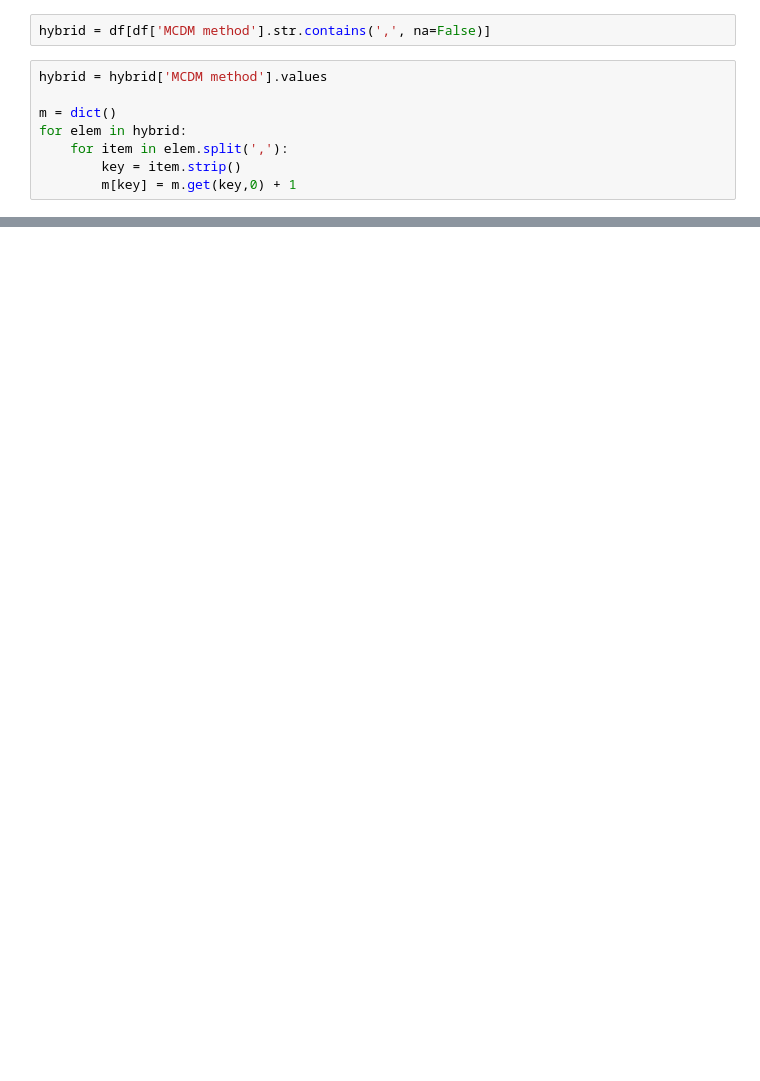
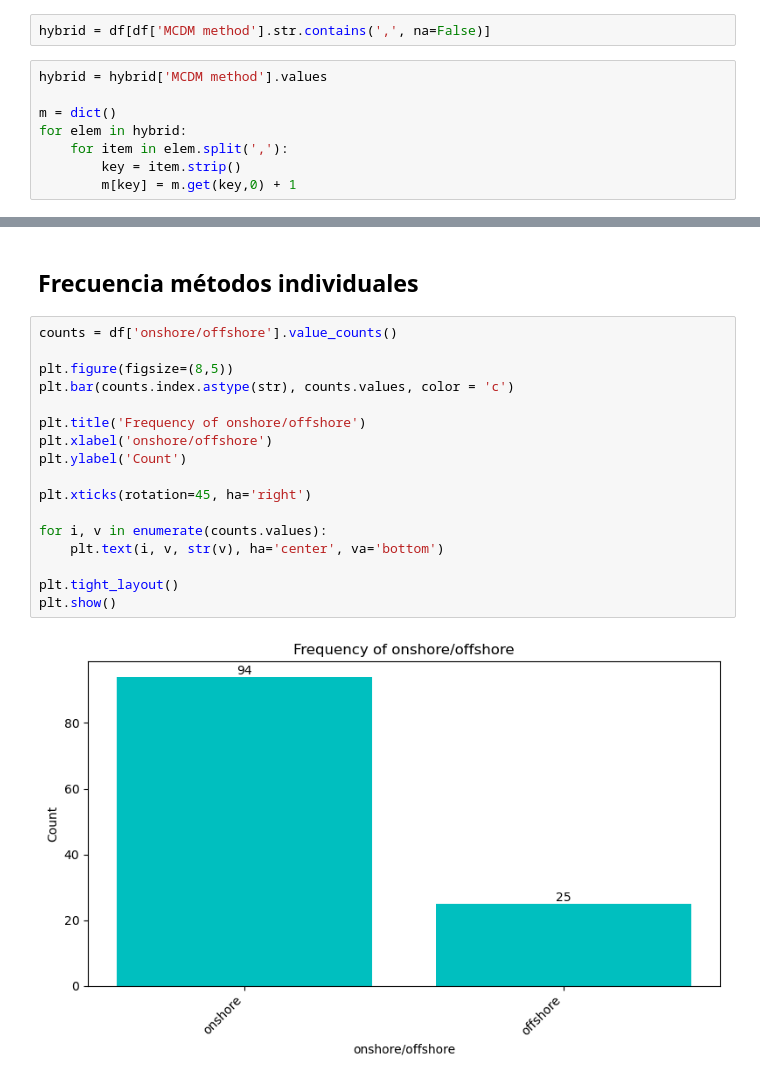
Before and after one commit to smartinezg2018/MCDM, a Jupyter notebook: edaSystemmaticMapping.ipynb, the cells around one changed output, grey strips where cells are left out. Cells and saved outputs as stored; diff of their text form; blank space fills up the shorter version.

```diff
--- a/edaSystemmaticMapping.ipynb
+++ b/edaSystemmaticMapping.ipynb
@@ -99,3 +100,24 @@ plt.xticks(rotation=45)
 plt.show()
 # %% [output]
 [figure]
+# %% [markdown]
+## Frecuencia métodos individuales
+# %%
+counts = df['onshore/offshore'].value_counts()
+
+plt.figure(figsize=(8,5))
+plt.bar(counts.index.astype(str), counts.values, color = 'c')
+
+plt.title('Frequency of onshore/offshore')
+plt.xlabel('onshore/offshore')
+plt.ylabel('Count')
+
+plt.xticks(rotation=45, ha='right')
+
+for i, v in enumerate(counts.values):
+    plt.text(i, v, str(v), ha='center', va='bottom')
+
+plt.tight_layout()
+plt.show()
+# %% [output]
+[figure, added]
```
Also changed, not shown: parts of 6 cells of this notebook, 1 other file.
